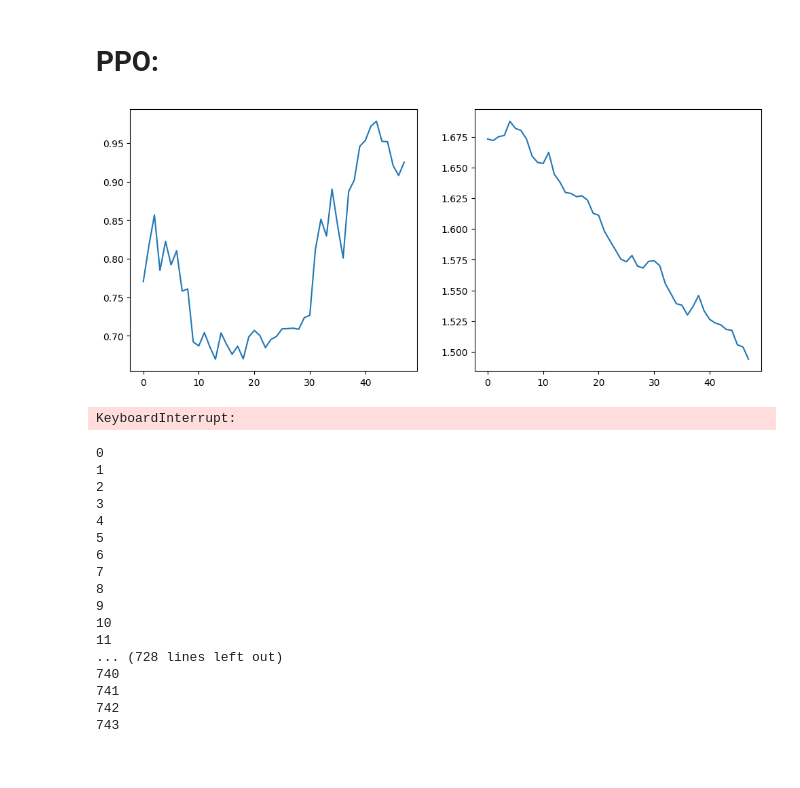
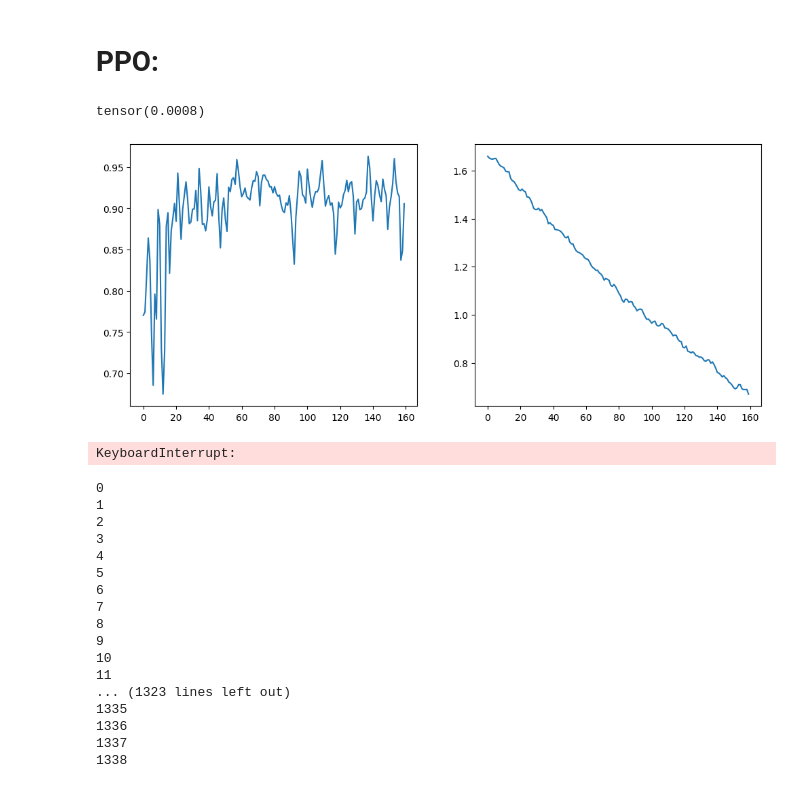
Before and after one commit to TheSun00000/fre_experiments, a Jupyter notebook: ppo.ipynb, the cells around one changed output. Saved outputs shown, nothing was run; the diff lists cells and outputs as text; code cells hidden in the pictures.

```diff
--- a/ppo.ipynb
+++ b/ppo.ipynb
@@ -337,7 +349,7 @@ def collect_trajectories(env, model, n_steps):
 
     for s in range(n_steps):
         state = torch.tensor(state).to(device)
-        action, log_p, state_value, entropy = model(state)
+        action, log_p, state_value, dist, entropy = model(state)
         next_state, reward, terminated, truncated, _ = env.step(post_process(action).cpu())
         done = terminated | truncated
 
@@ -411,7 +423,7 @@ def ppo_optimization(trajectories, model, optimizer, epochs, batch_size):
             return_ = traj_returns[batch_size*i:batch_size*(i+1)].to(device)
             advantage = traj_advantages[batch_size*i:batch_size*(i+1)].to(device)
 
-            new_action, new_log_p, new_state_value, entropy = model(state, action)
+            new_action, new_log_p, new_state_value, dist, entropy = model(state, action)
             assert(new_action == action).all()
 
 
@@ -420,14 +432,16 @@ def ppo_optimization(trajectories, model, optimizer, epochs, batch_size):
             new_log_p, log_p, advantage = new_log_p.reshape(-1), log_p.reshape(-1), advantage.reshape(-1)
 
 
-
             ratio = torch.exp(new_log_p - log_p.detach())
             surr1 = ratio * advantage
             surr2 = torch.clamp(ratio, 1-0.2, 1+0.2) * advantage
             policy_loss = - torch.min(surr1, surr2).mean()
 
-            # print(advantage[:100])
-            # print(ratio[:100])
+            # print(ratio)
+
+            # print(advantage[:10])
+            # print(ratio[:10])
+            # print(value_loss)
             # print(policy_loss)
 
 
@@ -437,6 +451,10 @@ def ppo_optimization(trajectories, model, optimizer, epochs, batch_size):
 
             loss = policy_loss - 2e-7*entropy.mean() + 0.5*value_loss
 
+            # print(return_[:5])
+            # print(new_state_value[:5])
+
+
             optimizer.zero_grad()
             loss.backward()
             clip_factor = torch.nn.utils.clip_grad_norm_(model.parameters(), 0.5)
@@ -445,6 +463,7 @@ def ppo_optimization(trajectories, model, optimizer, epochs, batch_size):
     return entropy.mean().item()
 
 # ppo_optimization(trajectories, model, optimizer, epochs=1, batch_size=5)
+# ppo_optimization(shuffled_trajectory, model, optimizer, epochs=5, batch_size=256)
 # %%
 class ActorCriticContinuous(nn.Module):
     def __init__(self, state_dim, action_dim, actor_hidden_layers, critic_hidden_layers, action_std=0.5):
@@ -485,5 +504,5 @@ class ActorCriticContinuous(nn.Module):
 
         value = self.critic(x)
 
-        return action, log_p, value, dist.entropy()
+        return action, log_p, value, dist, dist.entropy()
 # %%
@@ -518,11 +554,11 @@ for inner_env in env.envs:
 model = ActorCriticContinuous(
     state_dim=4,
     action_dim=2,
-    actor_hidden_layers=[256, 256],
-    critic_hidden_layers=[256, 256]
+    actor_hidden_layers=[512, 512],
+    critic_hidden_layers=[512, 512]
 ).to(device)
 
-optimizer = torch.optim.AdamW(model.parameters(), lr=0.0003)
+optimizer = torch.optim.AdamW(model.parameters(), lr=0.0005)
 # %%
 def get_reward_from_trajectory(trajectory):
     reward_list = []
@@ -534,31 +570,35 @@ def get_reward_from_trajectory(trajectory):
 
         acc_reward += trajectory['rewards'][i]
     return np.mean(reward_list)
+# %%
+(trajectory['dones'] == 1).sum() / len(trajectory['dones'])
+# %% [output]
+tensor(0.0008)
 # %%
-rewards = []
+rewards_list = []
 entropies = []
 
 for epoch in tqdm(range(1000)):
     trajectory = collect_trajectories(env, model, n_steps=1000*4)
     shuffled_trajectory = shufffle_trajectory(trajectory)
     entropy = ppo_optimization(shuffled_trajectory, model, optimizer, epochs=5, batch_size=256)
 
 
     avg_reward = trajectory['rewards'][trajectory['dones'].bool()].mean()
     # avg_reward = trajectory['rewards'].mean()
     # avg_reward = get_reward_from_trajectory(trajectory)
 
-    rewards.append(avg_reward)
+    rewards_list.append(avg _reward)
     entropies.append(entropy)
 
     if epoch % 1 == 0:
         clear_output(True)
         fig, axs = plt.subplots(1, 2, figsize=(12, 5))
-        axs[0].plot(rewards)
+        axs[0].plot(rewards_list)
         axs[1].plot(entropies)
         plt.show()
 # %% [output]
-[figure, old version]
+[figure, new version]
 KeyboardInterrupt:
 # %%
 # torch.save(model.state_dict(), 'ppo_model.pth')
@@ -578,19 +635,21 @@ eval_env = FlattenObservation(eval_env)
 eval_env = gym.wrappers.TimeLimit(eval_env, max_episode_steps=20)
 # %%
 c = 0
-def random_policy(time_step):
+def policy_function(time_step):
     global c
     print(c)
     c += 1
     obs = flat_obs(time_step.observation)
     with torch.no_grad():
-        action, *_ = model(torch.tensor(obs).unsqueeze(0).float().to(device))
+        action, _, _, dist, _ = model(torch.tensor(obs).unsqueeze(0).float().to(device))
+        action = dist.loc
+        # print(action)
     action = post_process(action)
     action = action[0].cpu().numpy()
     # return env.action_spec().minimum + (env.action_spec().maximum - env.action_spec().minimum) * np.random.rand(*env.action_spec().shape)
     return action
 
-viewer.launch(eval_env.unwrapped.env, policy=random_policy)
+viewer.launch(eval_env.unwrapped.env, policy=policy_function)
 # %% [output]
 0
 1
@@ -604,8 +663,8 @@ viewer.launch(eval_env.unwrapped.env, policy=random_policy)
 9
 10
 11
-... (728 lines left out)
-740
-741
-742
-743
+... (1323 lines left out)
+1335
+1336
+1337
+1338
```
Also changed, not shown: parts of 5 cells of this notebook, 4 other files.
